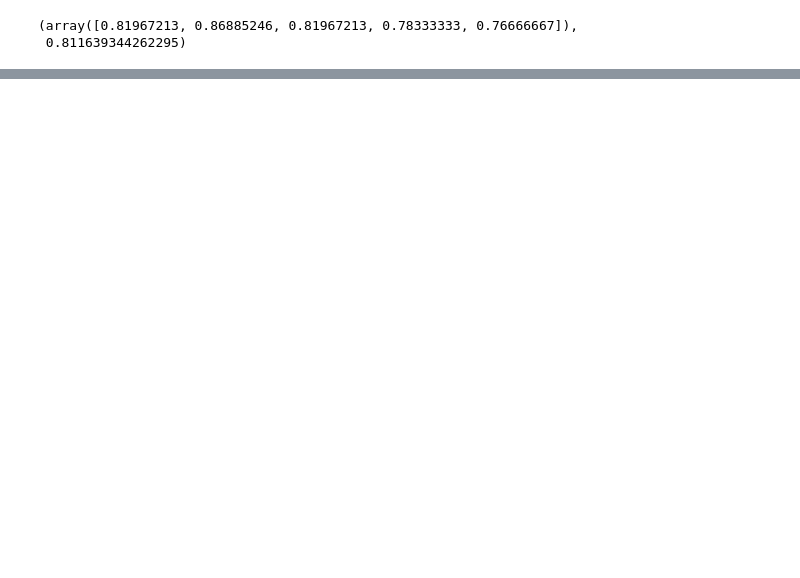
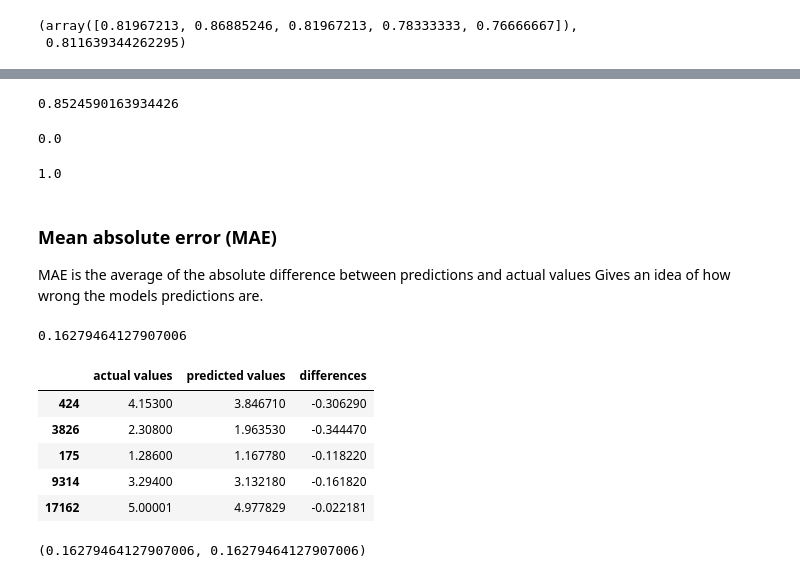
Before and after one commit to MainulDip/AiMlStudy, a Jupyter notebook: apps/1-pandas/SciKit-Learn-InDepth.ipynb, the cells around one changed output, grey strips where cells are left out. Saved outputs shown, nothing was run; the diff lists cells and outputs as text; code cells hidden in the pictures; blank space fills up the shorter version.

```diff
--- a/apps/1-pandas/SciKit-Learn-InDepth.ipynb
+++ b/apps/1-pandas/SciKit-Learn-InDepth.ipynb
@@ -626,0 +595,68 @@ r2_score(y_test, y_test)
+# %%
+from sklearn.ensemble import RandomForestClassifier
+from sklearn.model_selection import train_test_split
+
+np.random.seed(42)
+
+heart_disease = pd.read_csv("./data/heart-disease.csv")
+
+X = heart_disease.drop("target", axis=1)
+y = heart_disease["target"]
+
+X_train, X_test, y_train, y_test = train_test_split(X, y, test_size=0.2)
+
+clf = RandomForestClassifier()
+
+clf.fit(X_train, y_train)
+clf.score(X_test, y_test)
+# %% [output]
+0.8524590163934426
+# %%
+from sklearn.metrics import r2_score
+
+# Fill an array with y_test mean to demostrate r^2 score = 0
+y_test_mean = np.full(len(y_test), y_test.mean())
+r2_score(y_test, y_test_mean)
+# %% [output]
+0.0
+# %%
+# demonstrate r^2 score = 1 || perfect score
+r2_score(y_test, y_test)
+# %% [output]
+1.0
+# %% [markdown]
+ ### Mean absolute error (MAE)
+MAE is the average of the absolute difference between predictions and actual values
+Gives an idea of how wrong the models predictions are.
+# %%
+# MAE
+from sklearn.metrics import mean_absolute_error
+
+X = housing_df.drop("target", axis=1)
+y = housing_df["target"]
+
+X_train, X_test, y_train, y_test = train_test_split(X,y,test_size=0.2)
+
+y_preds = model.predict(X_test)
+mae = mean_absolute_error(y_test, y_preds)
+mae
+# %% [output]
+0.16279464127907006
+# %%
+# visualization of mae
+df = pd.DataFrame(data={"actual values": y_test,
+                        "predicted values": y_preds})
+df["differences"] = df["predicted values"] - df["actual values"]
+df.head()
+# %% [output]
+|  | actual values | predicted values | differences |
+| 424 | 4.15300 | 3.846710 | -0.306290 |
+| 3826 | 2.30800 | 1.963530 | -0.344470 |
+| 175 | 1.28600 | 1.167780 | -0.118220 |
+| 9314 | 3.29400 | 3.132180 | -0.161820 |
+| 17162 | 5.00001 | 4.977829 | -0.022181 |
+# %%
+# compare with mae || when absoluted, both are same
+np.abs(df["differences"]).mean(), mae
+# %% [output]
+(0.16279464127907006, 0.16279464127907006)
```
Also changed, not shown: parts of 66 cells of this notebook, 2 other files.
